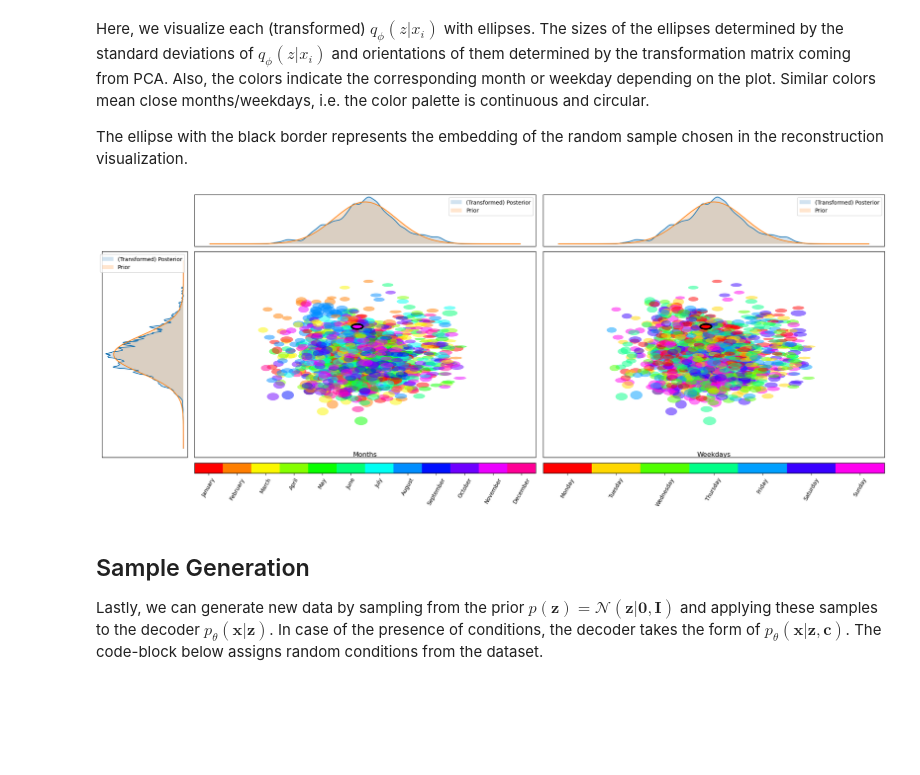
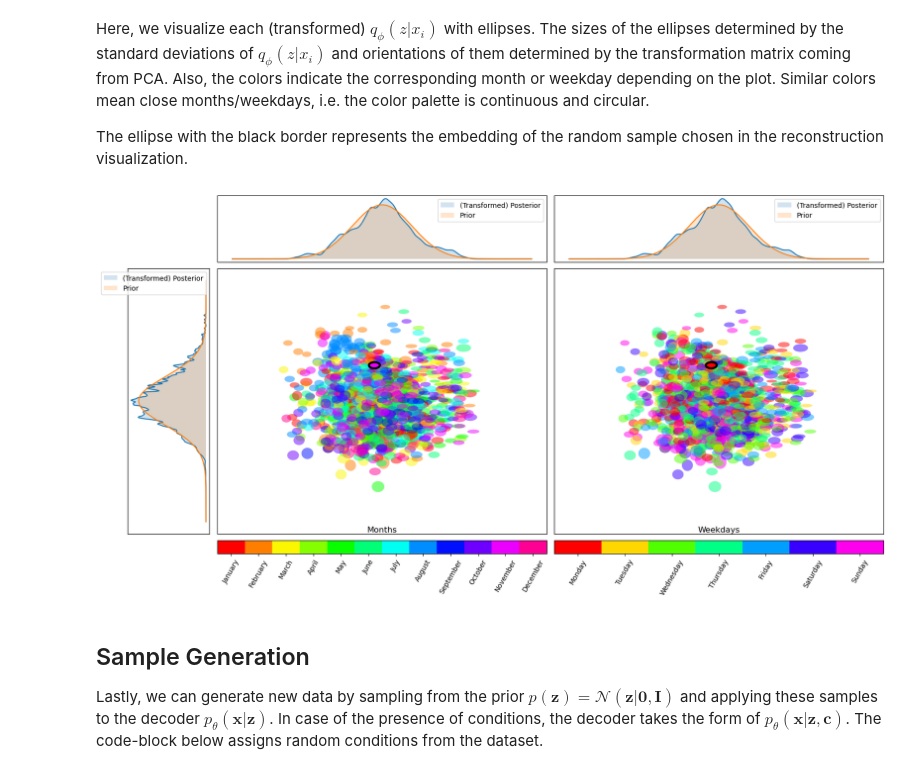
Before and after one commit to kabolat/IAAIP_tutorial, a Jupyter notebook: vae_load_generation.ipynb, the cells around one changed output. Cells and saved outputs as stored; diff of their text form; code cells hidden in the pictures; blank space fills up the shorter version.

Commit message:
Added raw and processed data visualizations.

```diff
--- a/vae_load_generation.ipynb
+++ b/vae_load_generation.ipynb
@@ -377,9 +387,8 @@ if LATENT_DIM > 2:
     z_mean -= z_mean.mean(dim=0)
     U,S,Vh = torch.linalg.svd(z_mean,full_matrices=False)
     z_mean = (z_mean @ Vh.t())[:,:2]
-    z_Sigma = (Vh.t() @ z_sigma.square().diag_embed() @ Vh)[:,:2,:2]
+    z_Sigma = (Vh.t() @ z_Sigma @ Vh)[:,:2,:2]
     z_sigma = torch.linalg.eig(z_Sigma)[0].real.sqrt()
-    eig_vectors = torch.linalg.eig(z_Sigma)[1][:,:,0].real
     angle = torch.atan2(Vh[0,1],Vh[0,0]).numpy() * 180/torch.pi
 
     z_samples_tr = (z_samples @ Vh.t())[:,:2]
@@ -389,7 +398,7 @@ Here, we visualize each (transformed) $q_\phi(z|x_i)$ with ellipses. The sizes o
 
 The ellipse with the black border represents the embedding of the random sample chosen in the reconstruction visualization.
 # %%
-fig = plt.figure(figsize=(20,8) ,layout="constrained")
+fig = plt.figure(figsize=(16,8.2) ,layout="constrained")
 
 gs = fig.add_gridspec(3, 3, width_ratios=(1,4,4), height_ratios=(1,4,.2))
 
@@ -432,34 +441,34 @@ axs_kde = [fig.add_subplot(gs[1,0]), fig.add_subplot(gs[0,1]), fig.add_subplot(g
 
 def gauss1d(x,mu,sigma):
     return (2*torch.pi*sigma**2)**(-1/2) * torch.exp(-.5 * (x-mu)**2/sigma**2)
 
 def kde(x,Mu,Sigma):
     return 1/torch.tensor(Mu.shape[0]) * torch.sum(gauss1d(x,Mu,Sigma), dim=0)
 
 z_ax = torch.arange(-5,5,0.01)
 
 for i, ax in enumerate(axs_kde):
     ax.set_xticks([])
     ax.set_yticks([])
 
 axs_kde[0].plot(kde(z_ax,z_mean[:,1].unsqueeze(-1),z_Sigma[:,1,1].unsqueeze(-1)),z_ax)
 pstr1 = axs_kde[0].fill_between(kde(z_ax,z_mean[:,1].unsqueeze(-1),z_Sigma[:,1,1].unsqueeze(-1)),z_ax,alpha=0.2,label='(Transformed) Posterior')
 axs_kde[0].plot(gauss1d(z_ax,0.0,1.0),z_ax)
 pr1 = axs_kde[0].fill_between(gauss1d(z_ax,0.0,1.0),z_ax,alpha=0.2,label='Prior')
 axs_kde[0].invert_xaxis()
 axs_kde[0].legend(loc='best')
 
 for i in range(1,3):
     axs_kde[i].plot(z_ax,kde(z_ax,z_mean[:,0].unsqueeze(-1),z_Sigma[:,0,0].unsqueeze(-1)))
     pstr = axs_kde[i].fill_between(z_ax,kde(z_ax,z_mean[:,0].unsqueeze(-1),z_Sigma[:,0,0].unsqueeze(-1)),alpha=0.2,label='(Transformed) Posterior')
     axs_kde[i].plot(z_ax,gauss1d(z_ax,0.0,1.0))
     pr = axs_kde[i].fill_between(z_ax,gauss1d(z_ax,0.0,1.0),alpha=0.2,label='Prior')
     axs_kde[i].legend(loc='best')
 
 
 plt.show()
 # %% [output]
-[figure, old version]
+[figure, new version]
 # %% [markdown]
 ## Sample Generation
 
```
Also changed, not shown: parts of 3 cells of this notebook.
